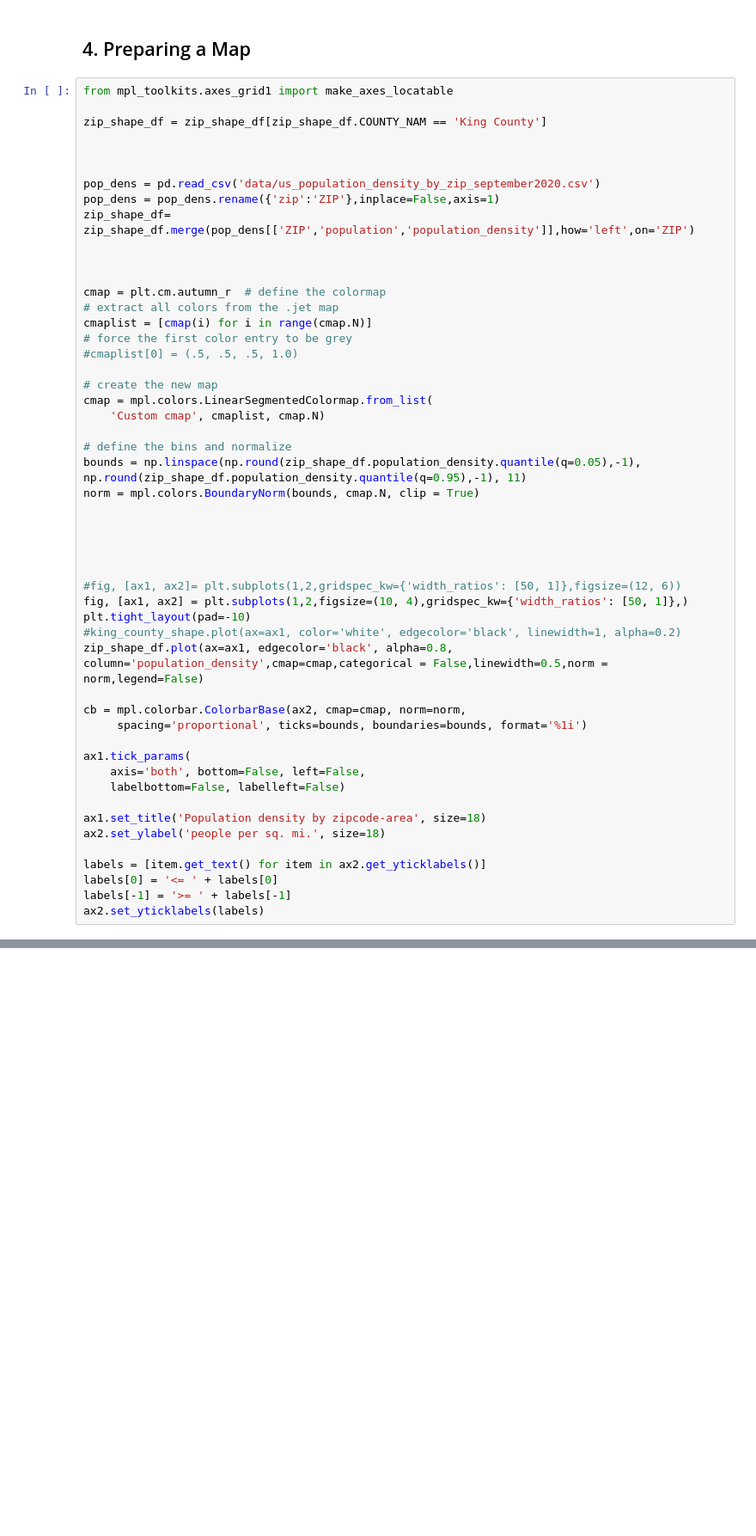
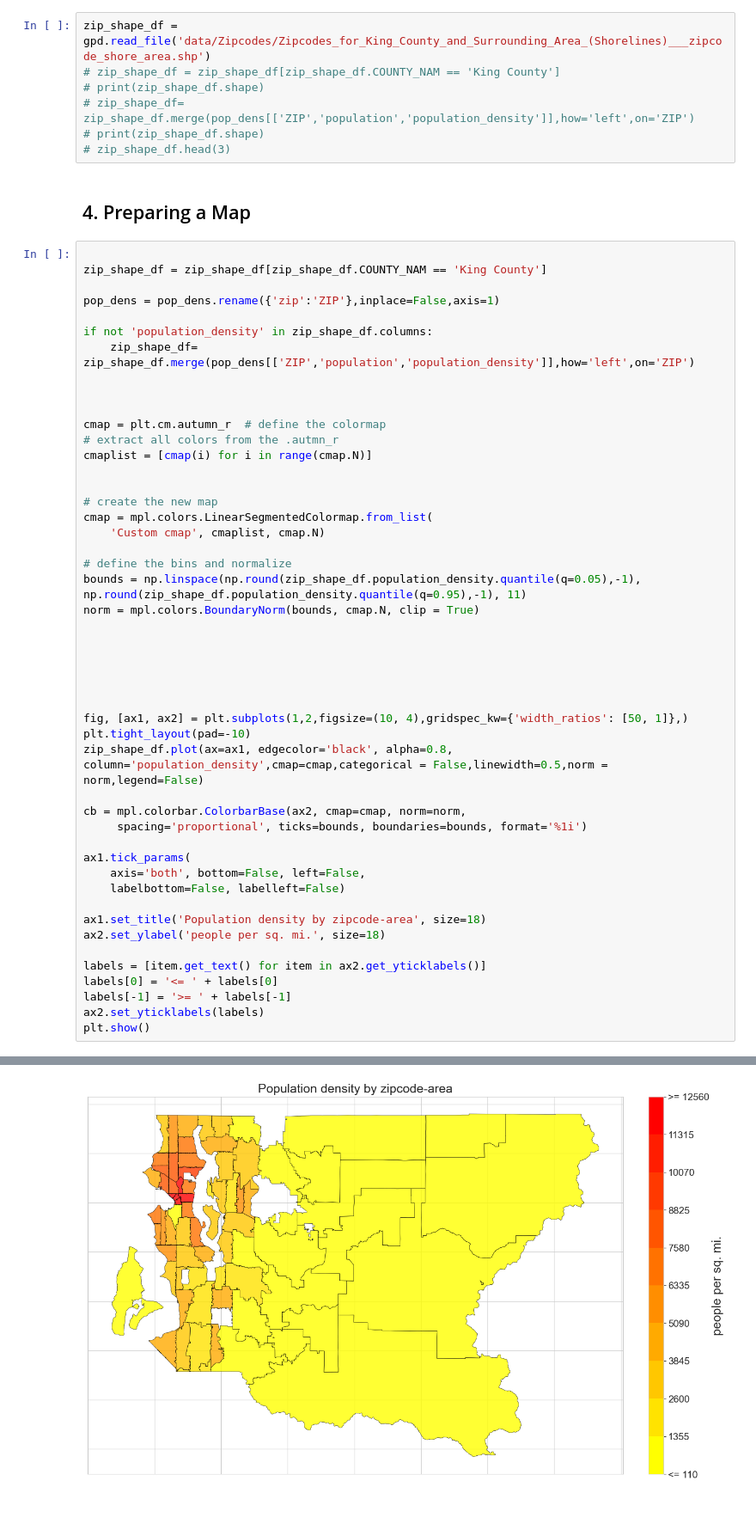
Before and after one commit to loukra/King_County_Housing_EDA, a Jupyter notebook: EDA.ipynb, the cells around one changed output, grey strips where cells are left out. Shown at 86% size. Drawn from its saved outputs; the diff is of its cells as text; blank space fills up the shorter version.

```diff
--- a/EDA.ipynb
+++ b/EDA.ipynb
@@ -292,26 +277,30 @@ df['weekday_sold'] = df.date.dt.weekday
 df['day_sold'] = df.date.dt.day
 df['week_month'] = df['day_sold'].apply(lambda d: (d-1) // 7 + 1 if d < 28 else 4)
 df['time_diff'] = df['year_sold'] - df['yr_built']
+# %%
+zip_shape_df = gpd.read_file('data/Zipcodes/Zipcodes_for_King_County_and_Surrounding_Area_(Shorelines)___zipcode_shore_area.shp')
+# zip_shape_df = zip_shape_df[zip_shape_df.COUNTY_NAM == 'King County']
+# print(zip_shape_df.shape)
+# zip_shape_df= zip_shape_df.merge(pop_dens[['ZIP','population','population_density']],how='left',on='ZIP')
+# print(zip_shape_df.shape)
+# zip_shape_df.head(3)
 # %% [markdown]
 ## 4. Preparing a Map
 # %%
-from mpl_toolkits.axes_grid1 import make_axes_locatable
 
 zip_shape_df = zip_shape_df[zip_shape_df.COUNTY_NAM == 'King County']
 
+pop_dens = pop_dens.rename({'zip':'ZIP'},inplace=False,axis=1)
 
-
-pop_dens = pd.read_csv('data/us_population_density_by_zip_september2020.csv')
-pop_dens = pop_dens.rename({'zip':'ZIP'},inplace=False,axis=1)
-zip_shape_df= zip_shape_df.merge(pop_dens[['ZIP','population','population_density']],how='left',on='ZIP')
+if not 'population_density' in zip_shape_df.columns:
+    zip_shape_df= zip_shape_df.merge(pop_dens[['ZIP','population','population_density']],how='left',on='ZIP')
 
 
 
 cmap = plt.cm.autumn_r  # define the colormap
-# extract all colors from the .jet map
+# extract all colors from the .autmn_r
 cmaplist = [cmap(i) for i in range(cmap.N)]
-# force the first color entry to be grey
-#cmaplist[0] = (.5, .5, .5, 1.0)
+
 
 # create the new map
 cmap = mpl.colors.LinearSegmentedColormap.from_list(
@@ -325,10 +314,9 @@ norm = mpl.colors.BoundaryNorm(bounds, cmap.N, clip = True)
 
 
 
-#fig, [ax1, ax2]= plt.subplots(1,2,gridspec_kw={'width_ratios': [50, 1]},figsize=(12, 6))
+
 fig, [ax1, ax2] = plt.subplots(1,2,figsize=(10, 4),gridspec_kw={'width_ratios': [50, 1]},)
 plt.tight_layout(pad=-10)
-#king_county_shape.plot(ax=ax1, color='white', edgecolor='black', linewidth=1, alpha=0.2)
 zip_shape_df.plot(ax=ax1, edgecolor='black', alpha=0.8, column='population_density',cmap=cmap,categorical = False,linewidth=0.5,norm = norm,legend=False)
 
 cb = mpl.colorbar.ColorbarBase(ax2, cmap=cmap, norm=norm,
@@ -345,4 +333,5 @@ labels = [item.get_text() for item in ax2.get_yticklabels()]
 labels[0] = '<= ' + labels[0]
 labels[-1] = '>= ' + labels[-1]
 ax2.set_yticklabels(labels)
+plt.show()
 # %% [output]
@@ -350,3 +338,4 @@ AttributeError: 'GeoDataFrame' object has no attribute 'population_density'
+[figure, added]
 # %% [markdown]
 #
 # %% [markdown]
```
Also changed, not shown: parts of 11 cells of this notebook.
